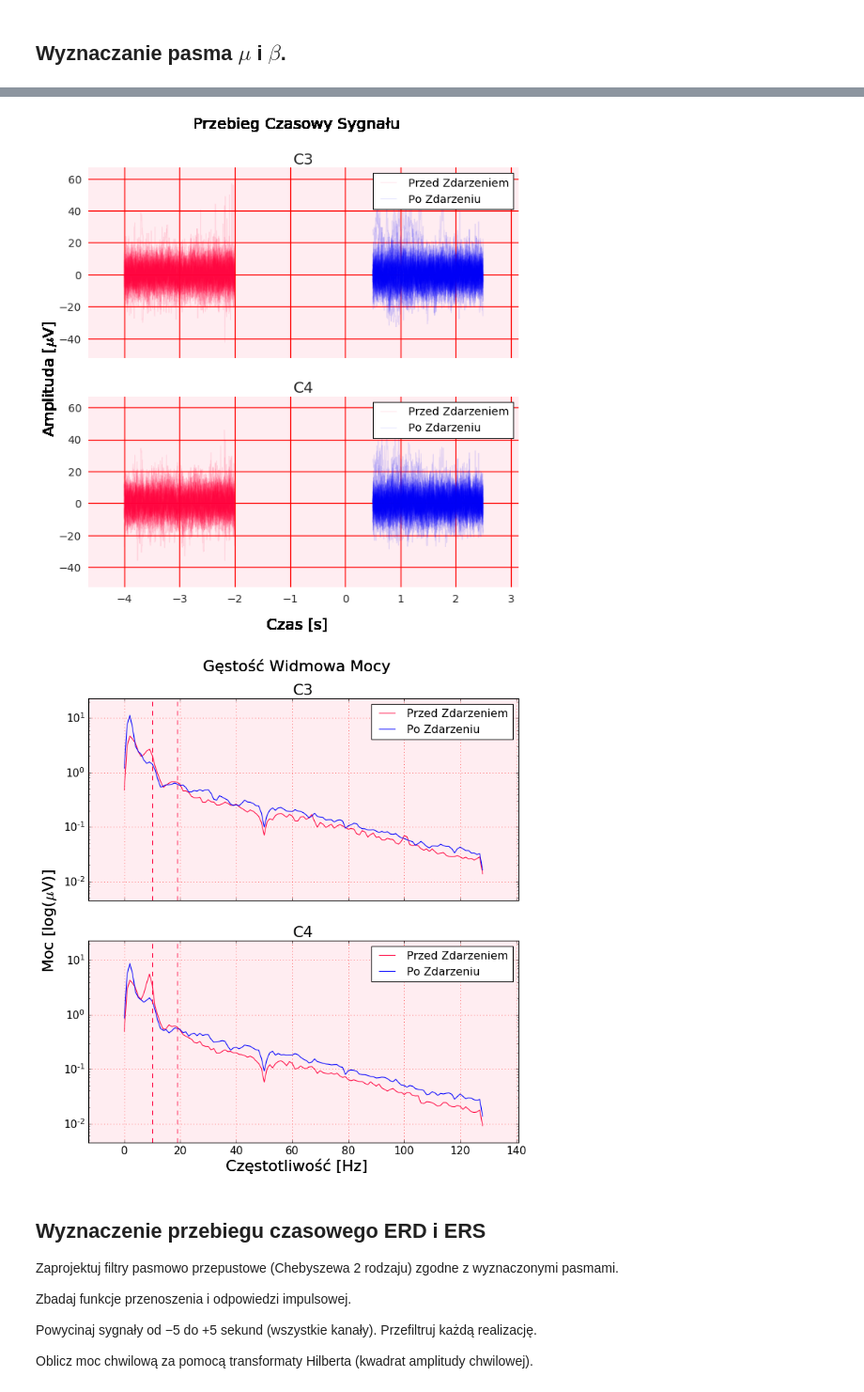
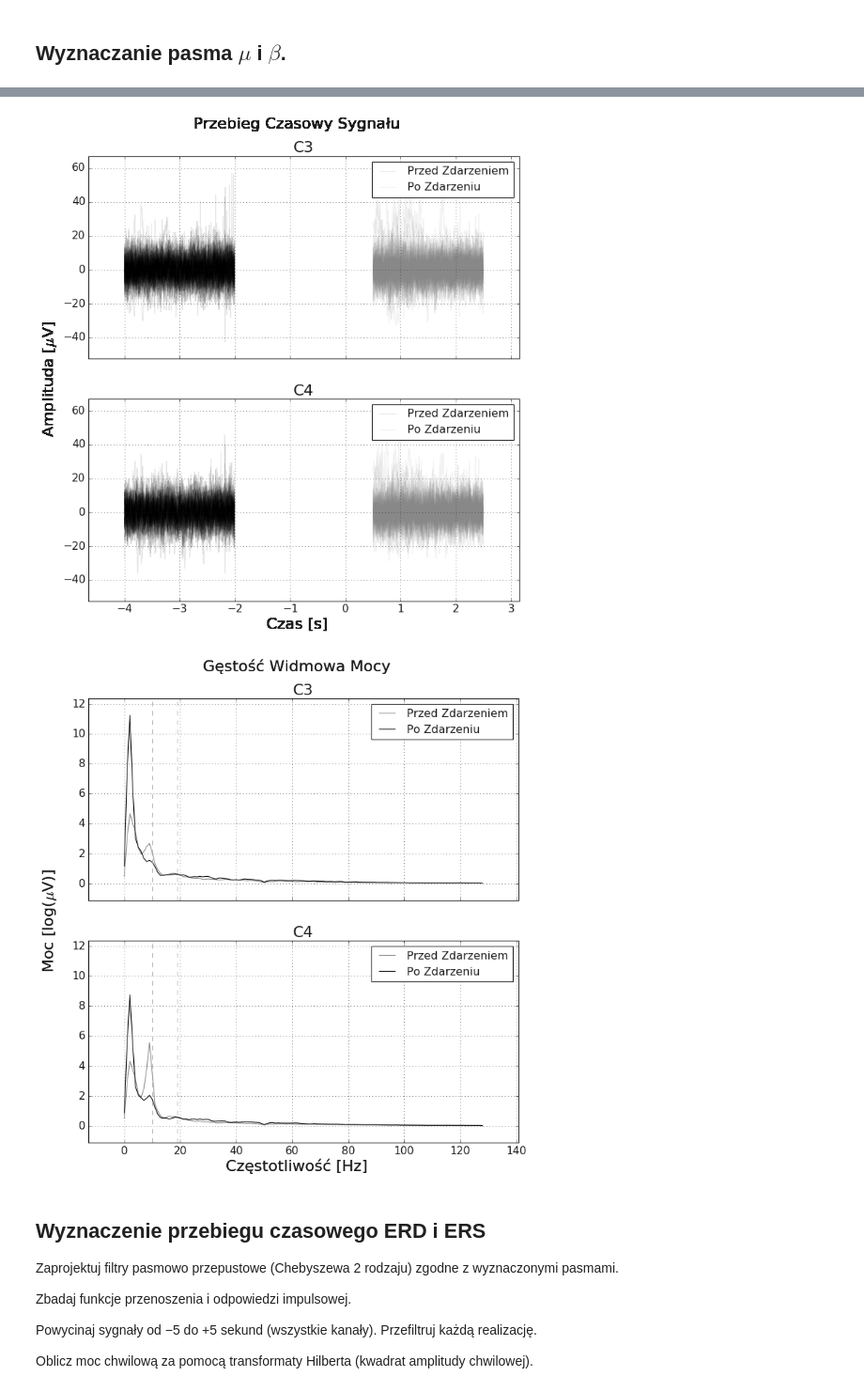
Before and after one commit to PPierzc/PracowniaEEG, a Jupyter notebook: ERD_S.ipynb, the cells around one changed output, grey strips where cells are left out. Shown at 94% size. Drawn from its saved outputs; the diff is of its cells as text; code cells hidden in the pictures.

```diff
--- a/ERD_S.ipynb
+++ b/ERD_S.ipynb
@@ -92,5 +92,5 @@ def generate_signal():
 ## Wyznaczanie pasma $\mu$ i $\beta$.
 # %%
 # RAW_EEG = saffy.SignalManager(filename=f"{data_path}/ola_erds_2")
-RAW_EEG = saffy.SignalManager(filename=f"{data_path}Copy of maks")
+RAW_EEG = saffy.SignalManager(saffy.generators.svarog(f"{data_path}Copy of maks"))
 # %% [output]
@@ -98,6 +98,6 @@ RAW_EEG = saffy.SignalManager(filename=f"{data_path}Copy of maks")
 # %%
-def find_beta_mu_procedure(EEG):
-  EEG.butter_highpass_filter(1, 2)
+def find_beta_mu_procedure(EEG, style='presentation'):
+  EEG.butter_highpass_filter(1, order=2)
   EEG.cheb2_notch_filter(50, order=1, rs=3, width=0.3, btype='bandstop')
 
   PRE_EEG = EEG.copy('pre')
@@ -109,6 +109,9 @@ def find_beta_mu_procedure(EEG):
   POST_EEG.set_epochs_from_tags(0.5, 2.5)
 
   POST_EEG.welch_mean_spectrum()
+
+  POST_EEG.graphics_set_style(style)
+  PRE_EEG.graphics_set_style(style)
 
   fig, ax = plt.subplots(
       nrows=max([PRE_EEG.num_channels, POST_EEG.num_channels]),
@@ -132,7 +135,7 @@ def find_beta_mu_procedure(EEG):
       ax,
       label='Po Zdarzeniu',
       alpha=0.1,
-      color='blue'
+      color='#888888' if style=='paper' else '#0000ff',
   )
 
   plt.show()
@@ -150,6 +153,7 @@ def find_beta_mu_procedure(EEG):
       fig,
       ax,
       'Gęstość Widmowa Mocy',
+      color='#888888' if style=='paper' else '#0000ff',
       label='Przed Zdarzeniem',
       xlabel='Częstotliwość [Hz]',
       ylabel='Moc [log($\mu$V)]'
@@ -158,17 +162,15 @@ def find_beta_mu_procedure(EEG):
   POST_EEG.graphics_spectrum_plot(
       fig,
       ax,
-      color='#0000ff',
       label='Po Zdarzeniu'
   )
 
-  for a in ax:
-    a.axvline(10, color='#ff0641', ls='--')
 
   for a in ax:
-    a.axvline(19, color='#ff0641', ls='--')
+    a.axvline(10, color='#aaaaaa', ls='--', alpha=0.8)
+    a.axvline(19, color='#aaaaaa', ls='--', alpha=0.8)
 
-  plt.yscale('log')
+  # plt.yscale('log')
   plt.show()
   plt.close()
 # %%
@@ -184,18 +186,18 @@ def ear_montage(self, ear_channels=['TP9', 'TP10']):
 # %%
 EEG = RAW_EEG.copy('eeg')
 
 EEG.set_tags_from_channel('trig')
 
 # EEG.remove_channels(['trig'])
 
 EEG.call(ear_montage)
 
 EEG.extract_channels(['C3', 'C4'])
 
-find_beta_mu_procedure(EEG)
+find_beta_mu_procedure(EEG, style='paper')
 # %% [output]
-[figure, old version]
+[figure, new version]
-[figure, old version]
+[figure, new version]
 # %% [markdown]
 ## Wyznaczenie przebiegu czasowego ERD i ERS
 
```
Also changed, not shown: parts of 6 cells of this notebook.
